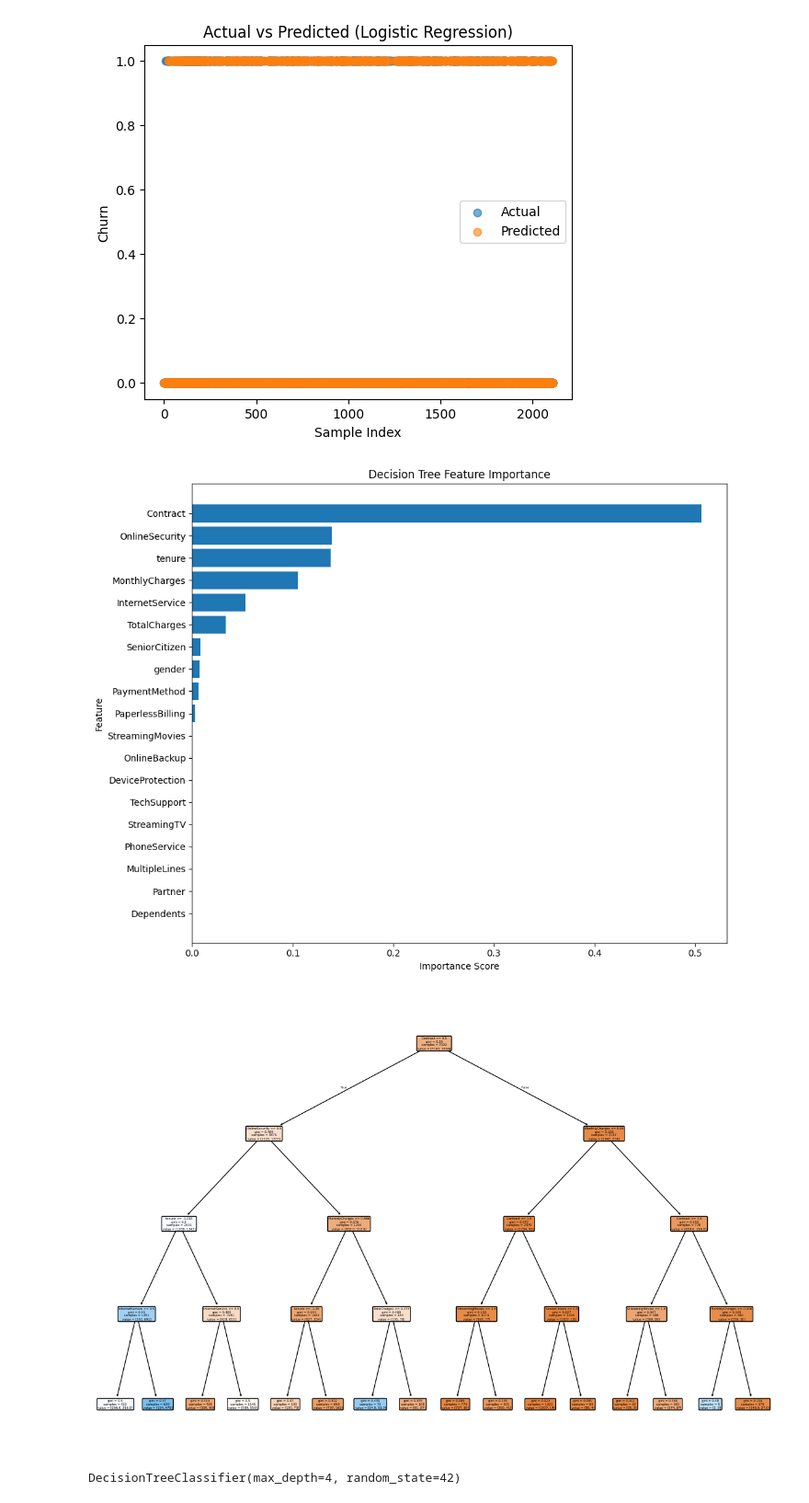
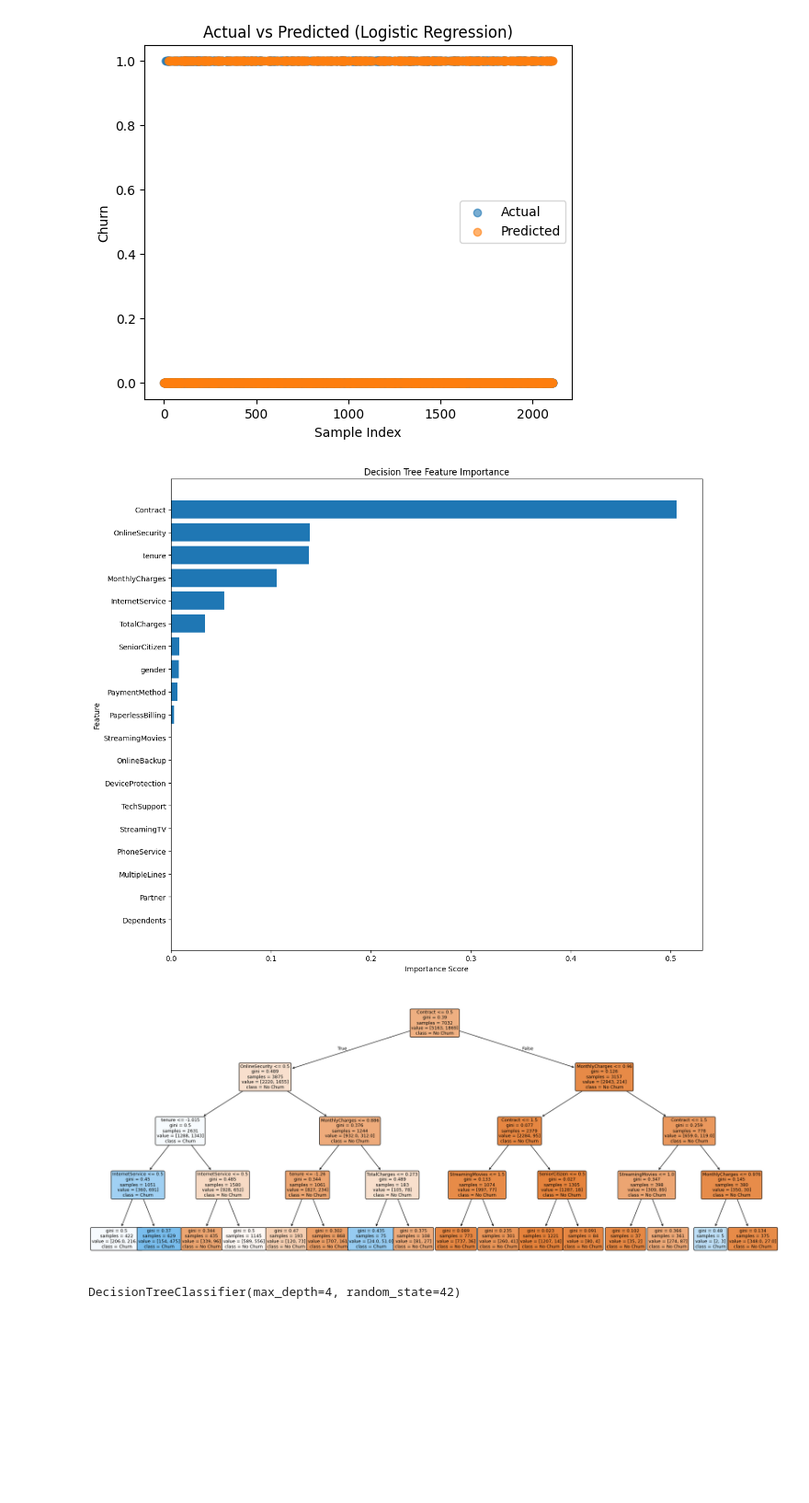
Before and after one commit to Baraah7/itcs494_project, a Jupyter notebook: 494project.ipynb, the cells around one changed output. Shown at 92% size. Drawn from its saved outputs; the diff is of its cells as text; code cells hidden in the pictures; blank space fills up the shorter version.

```diff
--- a/494project.ipynb
+++ b/494project.ipynb
@@ -218,9 +221,12 @@ plt.show()
 # %% [output]
 [figure]
 # %%
-#handling missing values using dropna()
-df = df.dropna(subset='TotalCharges')
-#checking the number of missing values after dropna()
+# 2.2 Data Preprocessing and Feature Engineering
+
+# Handling missing values using dropna()
+df = df.dropna(subset=['TotalCharges'])
+
+# Checking the number of missing values after dropna()
 df.isna().sum()
 # %% [output]
 customerID          0
@@ -383,7 +397,7 @@ for col in cat_cols:
 # %%
 # Scaling
 
-# Select continuous numeric columns (do NOT scale binaries)
+# Select continuous numeric columns
 num_cols = ['tenure', 'MonthlyCharges', 'TotalCharges']
 
 # Create final_df as a copy
@@ -391,7 +405,7 @@ final_df = df_encoded.copy()
 
 # Scale only continuous features
 scaler = StandardScaler()
-final_df[num_cols] = scaler.fit_transform(df[num_cols])
+final_df[num_cols] = scaler.fit_transform(final_df[num_cols])
 
 final_df.head()
 # %% [output]
@@ -434,8 +448,10 @@ X_train, X_test, y_train, y_test = train_test_split(
 )
 
 # Convert to numpy arrays for model training
-X_train_scaled = X_train.values
-X_test_scaled = X_test.values
+X_train_scaled = X_train.copy()
+X_test_scaled = X_test.copy()
+X_train_scaled[num_cols] = scaler.transform(X_train[num_cols])
+X_test_scaled[num_cols] = scaler.transform(X_test[num_cols])
 
 X_train.shape, X_test.shape, y_train.shape, y_test.shape
 # %% [output]
@@ -501,6 +500,7 @@ plt.show()
 [figure]
 # %%
 # Decision Tree Classifier Model
+
 dt_model = DecisionTreeClassifier(
     max_depth=5,
     random_state=42
@@ -515,52 +515,55 @@ y_pred_dt = dt_model.predict(X_test_scaled)
 # Decision Tree Feature Importance Plot
 # Extract feature importances
 importances = dt_model.feature_importances_
-feature_names = X.columns  # original feature names
+# original feature names
+feature_names = X.columns
 
 # Sort by importance
 indices = np.argsort(importances)[::-1]
 
-plt.figure(figsize=(10, 8))
+plt.figure(figsize=(12, 10))
 plt.barh(range(len(indices)), importances[indices], align='center')
 plt.yticks(range(len(indices)), feature_names[indices])
 plt.gca().invert_yaxis()  # most important at the top
 plt.title("Decision Tree Feature Importance")
 plt.xlabel("Importance Score")
 plt.ylabel("Feature")
 plt.tight_layout()
 plt.show()
 
 # Decision Tree Visualization Function
-def quick_decision_tree(df, target_col):
+def decision_tree(df, target_col):
 
     # Prepare features (all columns except target)
     feature_cols = [col for col in df.columns if col != target_col]
 
     X = df[feature_cols]
     y = df[target_col]
 
     # Handle categorical data
-    for col in X.select_dtypes(include=['object']).columns:
+    cat_cols = X.select_dtypes(include=['object']).columns
+
+    for col in cat_cols:
         X[col] = LabelEncoder().fit_transform(X[col].astype(str))
 
     if y.dtype == 'object':
         y = LabelEncoder().fit_transform(y)
 
     # Build tree
     model = DecisionTreeClassifier(max_depth=4, random_state=42)
     model.fit(X, y)
 
     # Plot
-    plt.figure(figsize=(15, 10))
-    plot_tree(model, feature_names=feature_cols, filled=True, rounded=True)
+    plt.figure(figsize=(25, 10))
+    plot_tree(model, feature_names=feature_cols, class_names=["No Churn", "Churn"], filled=True, rounded=True, fontsize=9)
     plt.show()
 
     return model
 
-quick_decision_tree(final_df, 'Churn')
+decision_tree(final_df, 'Churn')
 # %% [output]
-[figure, old version]
+[figure, new version]
-[figure, old version]
+[figure, new version]
 DecisionTreeClassifier(max_depth=4, random_state=42)
 # %%
 # Random Forest Classifier Model
```
Also changed, not shown: parts of 24 cells of this notebook.
